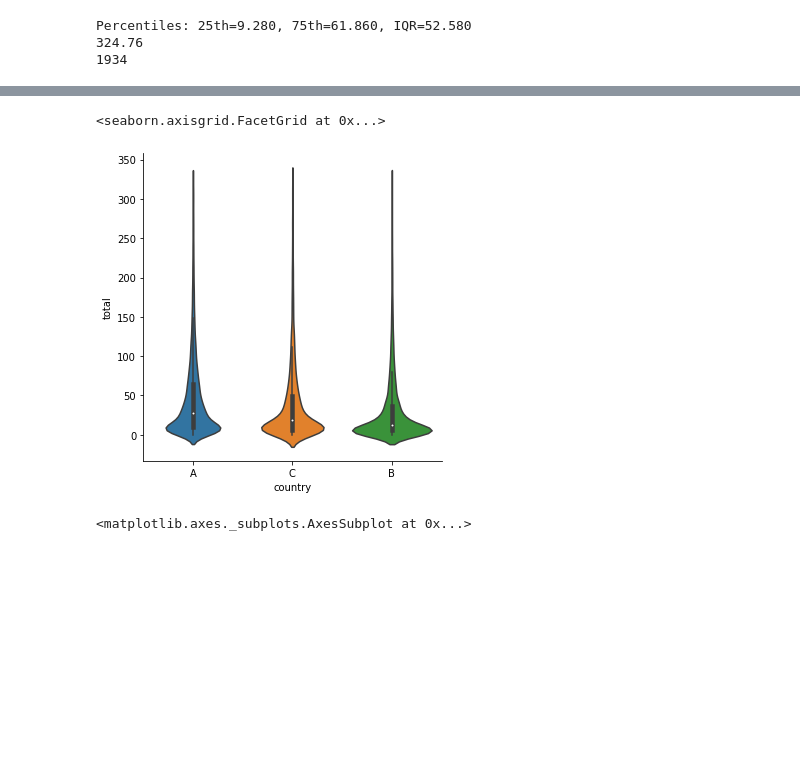
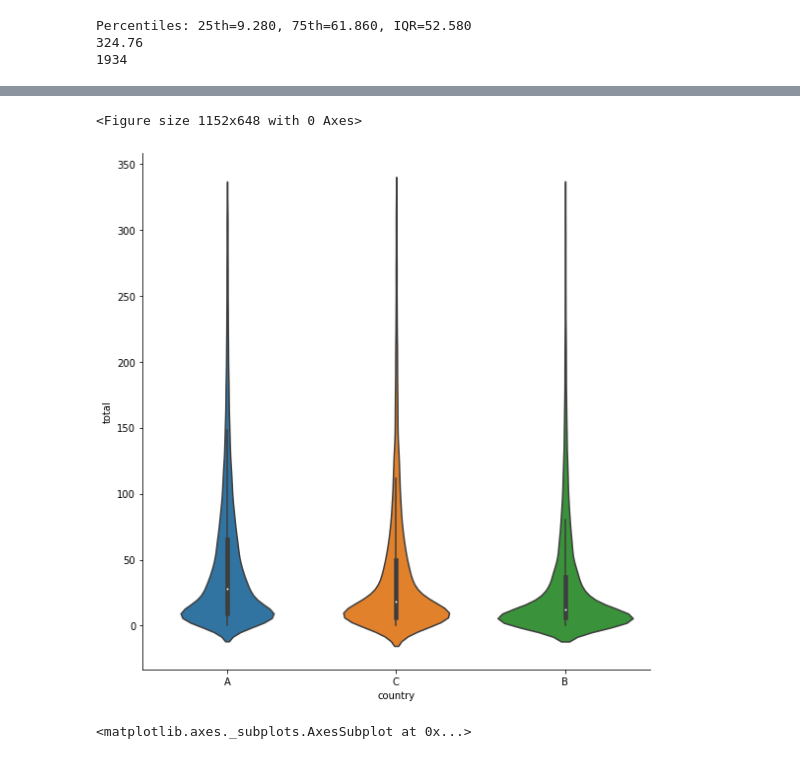
Before and after one commit to NeilBardhan/case-studies, a Jupyter notebook: exploring_sales.ipynb, the cells around one changed output, grey strips where cells are left out. Cells and saved outputs as stored; diff of their text form; code cells hidden in the pictures; blank space fills up the shorter version.

```diff
--- a/exploring_sales.ipynb
+++ b/exploring_sales.ipynb
@@ -402,8 +398,9 @@ plt.show()
 # %%
-sns.catplot(x='country', y='total', kind='violin', data=trx_new)
+plt.figure(figsize=(16,9))
+sns.catplot(x='country', y='total', kind='violin', height = 8, data=trx_new);
 # %% [output]
-<seaborn.axisgrid.FacetGrid at 0x...>
+<Figure size 1152x648 with 0 Axes>
-[figure, old version]
+[figure, new version]
 # %%
 visitors['ip_country'].value_counts().plot(kind='barh', figsize=(16,9))
 # %% [output]
```
Also changed, not shown: parts of 24 cells of this notebook.
